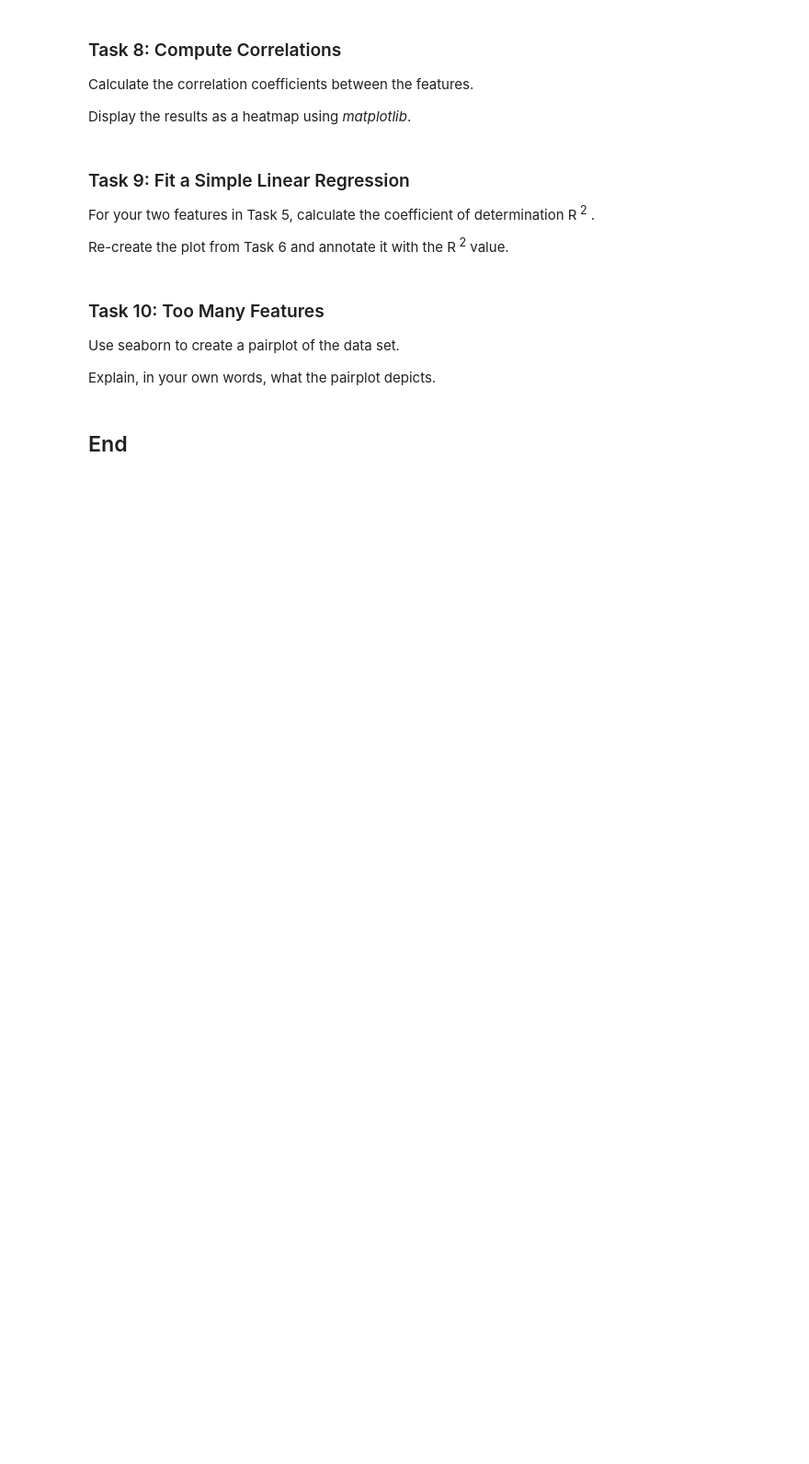
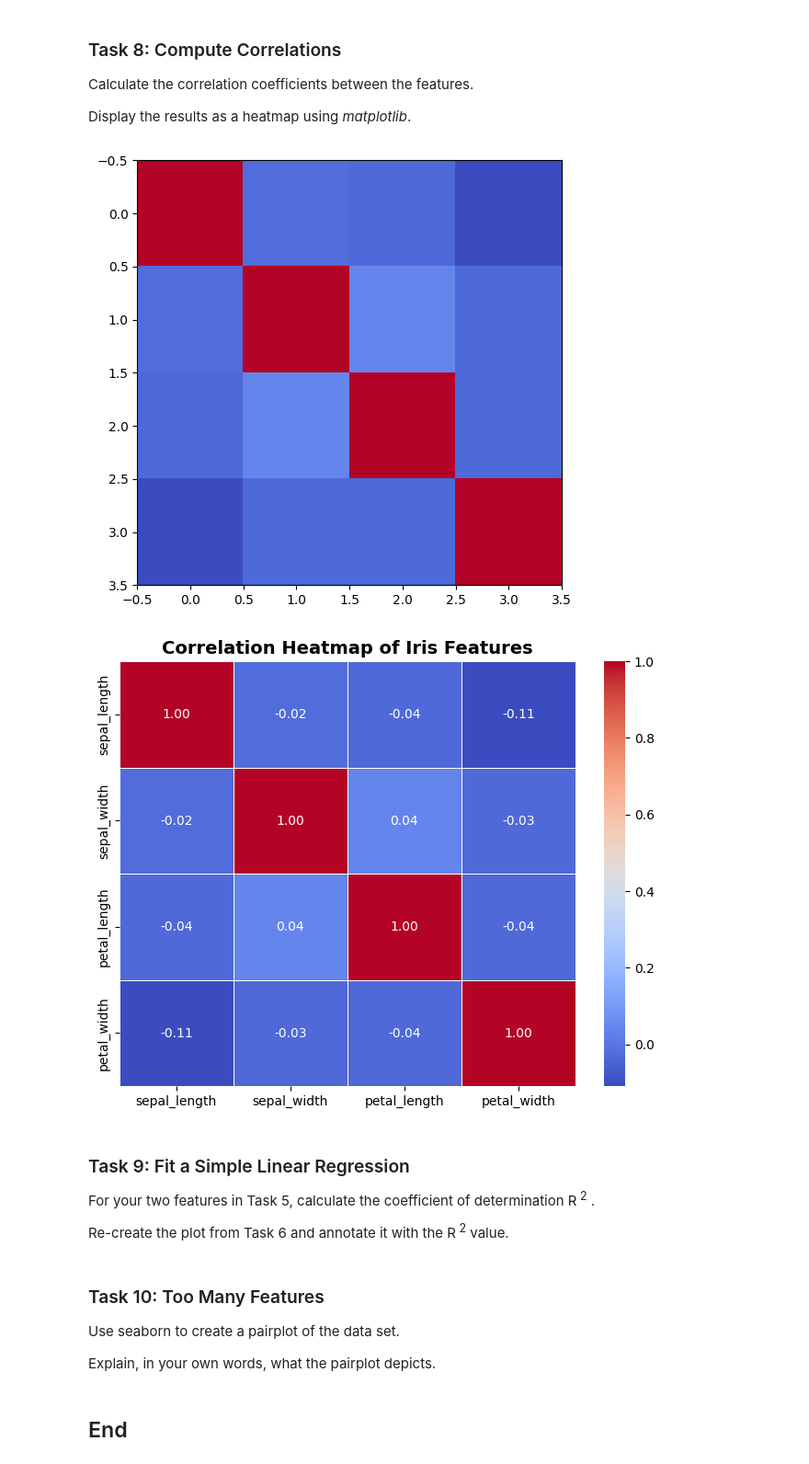
Before and after one commit to fin81985/principles_of_data_analytics, a Jupyter notebook: tasks.ipynb, the cells around one changed output. Shown: that part at 92% size. Cells and saved outputs as stored; diff of their text form; code cells hidden in the pictures; blank space fills up the shorter version.

```diff
--- a/tasks.ipynb
+++ b/tasks.ipynb
@@ -324,6 +316,38 @@ plt.show()
 Calculate the correlation coefficients between the features.
 
 Display the results as a heatmap using *matplotlib*.
+# %%
+# Given summary statistics (simulated dataset)
+np.random.seed(42)  # For reproducibility
+data = {
+    "sepal_length": np.random.normal(5.843333, 0.828066, 150),
+    "sepal_width": np.random.normal(3.054000, 0.433594, 150),
+    "petal_length": np.random.normal(3.758667, 1.764420, 150),
+    "petal_width": np.random.normal(1.198667, 0.763161, 150)
+}
+
+# Convert to DataFrame
+df = pd.DataFrame(data)
+
+# Compute correlation matrix
+correlation_matrix = df.corr()
+
+## Plot heatmap using Matplotlib
+plt.figure(figsize=(8, 6))
+heatmap = plt.imshow(correlation_matrix, cmap="coolwarm", interpolation="nearest")
+
+# Plot heatmap using Seaborn
+plt.figure(figsize=(8, 6))
+sns.heatmap(correlation_matrix, annot=True, cmap="coolwarm", fmt=".2f", linewidths=0.5)
+
+# Add title
+plt.title("Correlation Heatmap of Iris Features", fontsize=14, fontweight='bold')
+
+# Show plot
+plt.show()
+# %% [output]
+[figure, added]
+[figure, added]
 # %% [markdown]
 ### Task 9: Fit a Simple Linear Regression
 For your two features in Task 5, calculate the coefficient of determination
```
Also changed, not shown: parts of 5 cells of this notebook.
